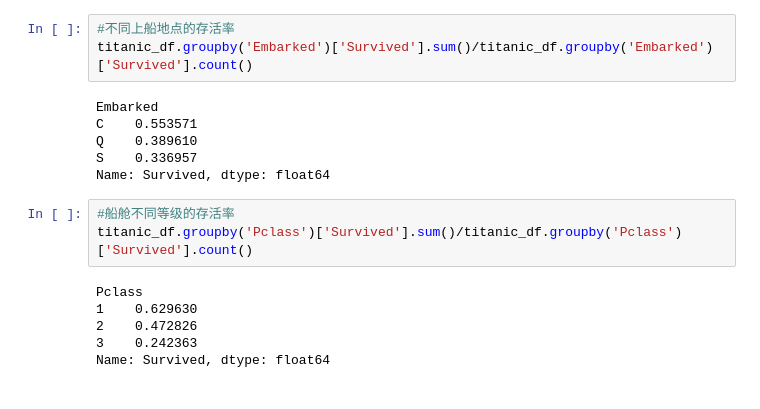
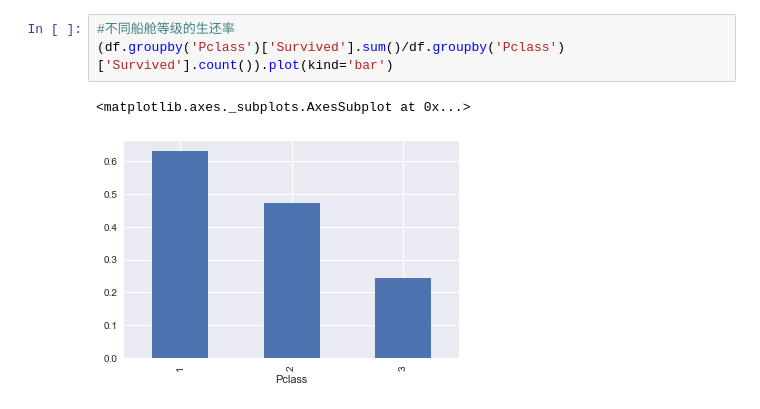
Before and after one commit to star-001/DataAnalysis, a Jupyter notebook: Titanic/Titanic_Notebook.ipynb, the cells around one changed output. Cells and saved outputs as stored; diff of their text form.

```diff
--- a/Titanic/Titanic_Notebook.ipynb
+++ b/Titanic/Titanic_Notebook.ipynb
@@ -38,18 +126,6 @@ Name: Survived, dtype: float64
 # %%
-#不同上船地点的存活率
-titanic_df.groupby('Embarked')['Survived'].sum()/titanic_df.groupby('Embarked')['Survived'].count()
+#不同船舱等级的生还率
+(df.groupby('Pclass')['Survived'].sum()/df.groupby('Pclass')['Survived'].count()).plot(kind='bar')
 # %% [output]
-Embarked
-C    0.553571
-Q    0.389610
-S    0.336957
-Name: Survived, dtype: float64
+<matplotlib.axes._subplots.AxesSubplot at 0x...>
+[figure, added]
-# %%
-#船舱不同等级的存活率
-titanic_df.groupby('Pclass')['Survived'].sum()/titanic_df.groupby('Pclass')['Survived'].count()
-# %% [output]
-Pclass
-1    0.629630
-2    0.472826
-3    0.242363
-Name: Survived, dtype: float64
```
Also changed, not shown: parts of 23 cells of this notebook.
